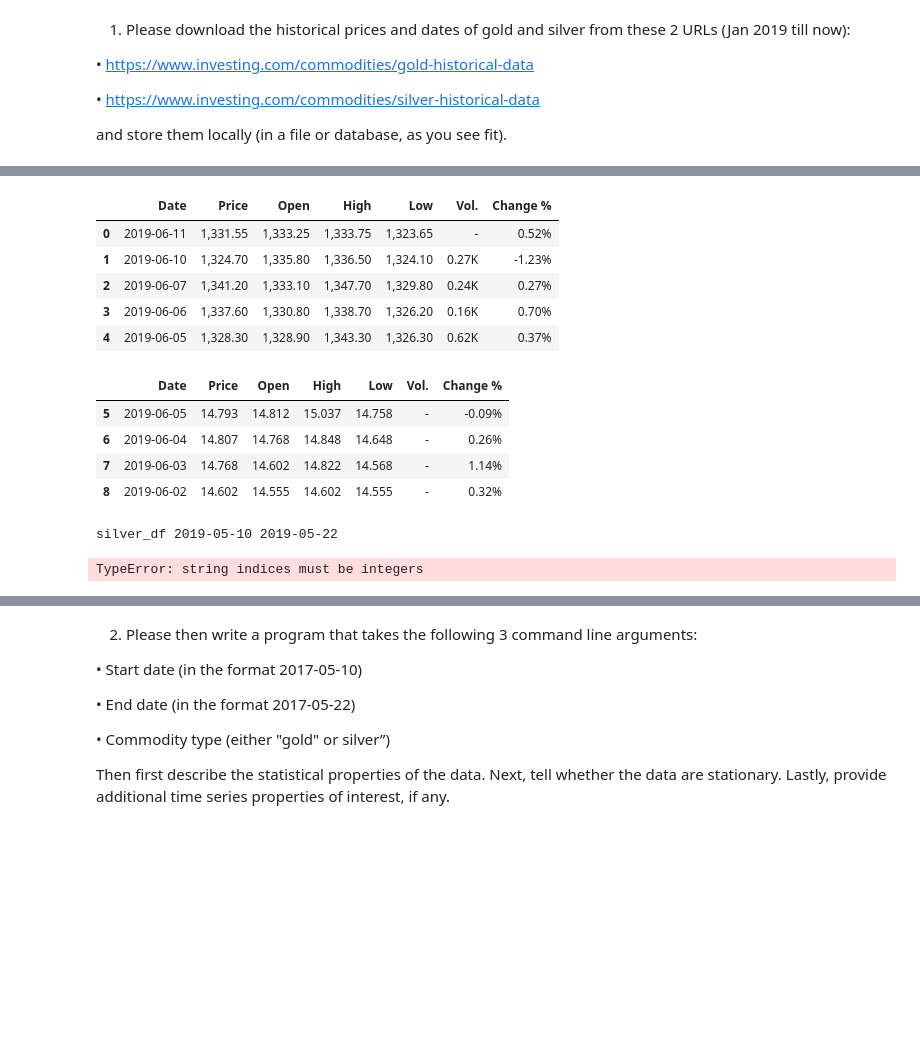
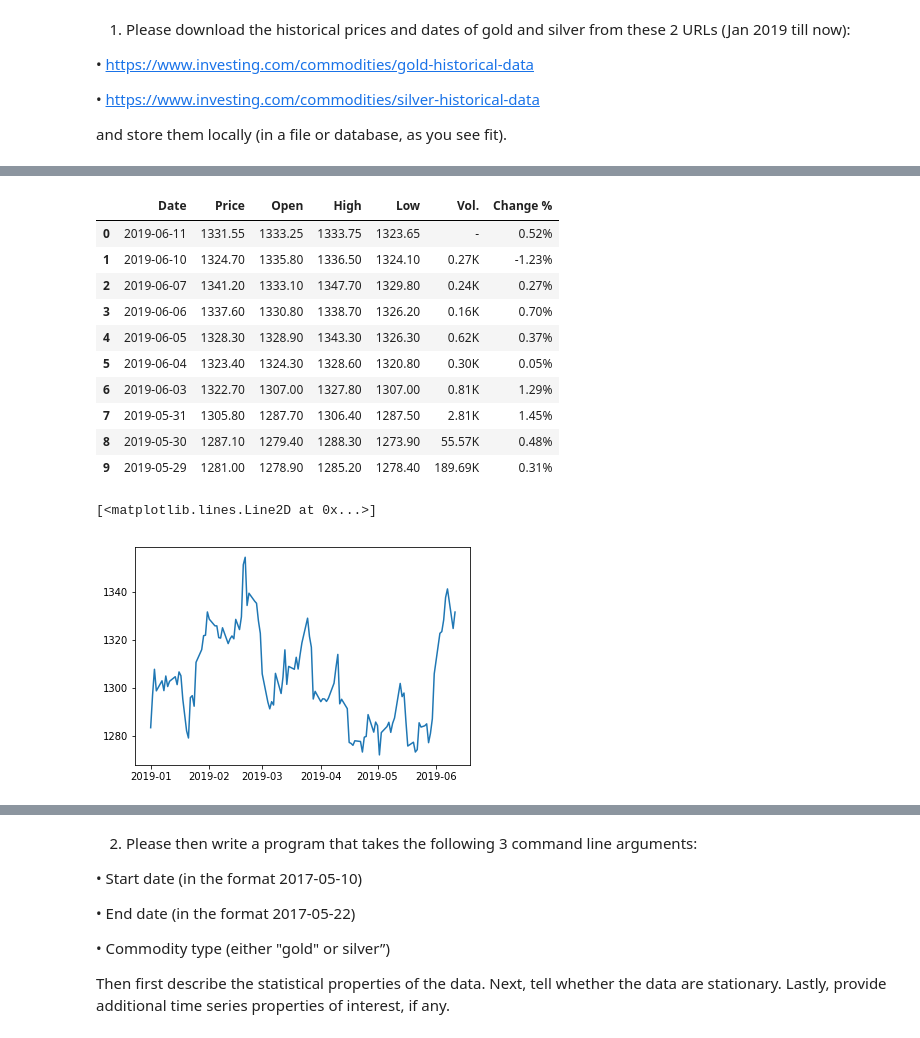
Before and after one commit to pablokimon/Silver-and-Gold, a Jupyter notebook: SilverAndGold.ipynb, the cells around one changed output, grey strips where cells are left out. Drawn from its saved outputs; the diff is of its cells as text; code cells hidden in the pictures; blank space fills up the shorter version.

```diff
--- a/SilverAndGold.ipynb
+++ b/SilverAndGold.ipynb
@@ -24,8 +25,10 @@ from scipy import stats
 
 and store them locally (in a file or database, as you see fit).
 # %%
-silver_df = pd.read_csv('./data/Silver Futures Historical Data.csv')
-gold_df = pd.read_csv('./data/Gold Futures Historical Data.csv')
+#the 'Price' column in the gold csv was importing as object instead of float
+#so i added the thousands=',' to account for the comma
+silver_df = pd.read_csv('./data/Silver Futures Historical Data.csv',sep=',', thousands=',')
+gold_df = pd.read_csv('./data/Gold Futures Historical Data.csv',sep=',', thousands=',')
 # %%
 silver_df['Date']= pd.to_datetime(silver_df['Date'])
 gold_df['Date']= pd.to_datetime(gold_df['Date'])
@@ -52,9 +98,14 @@ silver_df.head(20)
 # %%
-gold_df.head()
+gold_df.head(10)
 # %% [output]
 |  | Date | Price | Open | High | Low | Vol. | Change % |
-| 0 | 2019-06-11 | 1,331.55 | 1,333.25 | 1,333.75 | 1,323.65 | - | 0.52% |
-| 1 | 2019-06-10 | 1,324.70 | 1,335.80 | 1,336.50 | 1,324.10 | 0.27K | -1.23% |
-| 2 | 2019-06-07 | 1,341.20 | 1,333.10 | 1,347.70 | 1,329.80 | 0.24K | 0.27% |
-| 3 | 2019-06-06 | 1,337.60 | 1,330.80 | 1,338.70 | 1,326.20 | 0.16K | 0.70% |
-| 4 | 2019-06-05 | 1,328.30 | 1,328.90 | 1,343.30 | 1,326.30 | 0.62K | 0.37% |
+| 0 | 2019-06-11 | 1331.55 | 1333.25 | 1333.75 | 1323.65 | - | 0.52% |
+| 1 | 2019-06-10 | 1324.70 | 1335.80 | 1336.50 | 1324.10 | 0.27K | -1.23% |
+| 2 | 2019-06-07 | 1341.20 | 1333.10 | 1347.70 | 1329.80 | 0.24K | 0.27% |
+| 3 | 2019-06-06 | 1337.60 | 1330.80 | 1338.70 | 1326.20 | 0.16K | 0.70% |
+| 4 | 2019-06-05 | 1328.30 | 1328.90 | 1343.30 | 1326.30 | 0.62K | 0.37% |
+| 5 | 2019-06-04 | 1323.40 | 1324.30 | 1328.60 | 1320.80 | 0.30K | 0.05% |
+| 6 | 2019-06-03 | 1322.70 | 1307.00 | 1327.80 | 1307.00 | 0.81K | 1.29% |
+| 7 | 2019-05-31 | 1305.80 | 1287.70 | 1306.40 | 1287.50 | 2.81K | 1.45% |
+| 8 | 2019-05-30 | 1287.10 | 1279.40 | 1288.30 | 1273.90 | 55.57K | 0.48% |
+| 9 | 2019-05-29 | 1281.00 | 1278.90 | 1285.20 | 1278.40 | 189.69K | 0.31% |
@@ -67,13 +112,5 @@ def preciousMetal(start_date,end_date,commodity_type):
-# %%
-silver_df[(silver_df['Date']>='2019-06-01')&(silver_df['Date']<='2019-06-05')]
-# %% [output]
-|  | Date | Price | Open | High | Low | Vol. | Change % |
-| 5 | 2019-06-05 | 14.793 | 14.812 | 15.037 | 14.758 | - | -0.09% |
-| 6 | 2019-06-04 | 14.807 | 14.768 | 14.848 | 14.648 | - | 0.26% |
-| 7 | 2019-06-03 | 14.768 | 14.602 | 14.822 | 14.568 | - | 1.14% |
-| 8 | 2019-06-02 | 14.602 | 14.555 | 14.602 | 14.555 | - | 0.32% |
-# %%
-preciousMetal('2019-05-10','2019-05-22','silver')
-# %% [output]
-silver_df 2019-05-10 2019-05-22
-TypeError: string indices must be integers
+# %%
+plt.plot(gold_df['Date'],gold_df['Price'])
+# %% [output]
+[<matplotlib.lines.Line2D at 0x...>]
+[figure, added]
```
Also changed, not shown: parts of 20 cells of this notebook, 1 other file.
